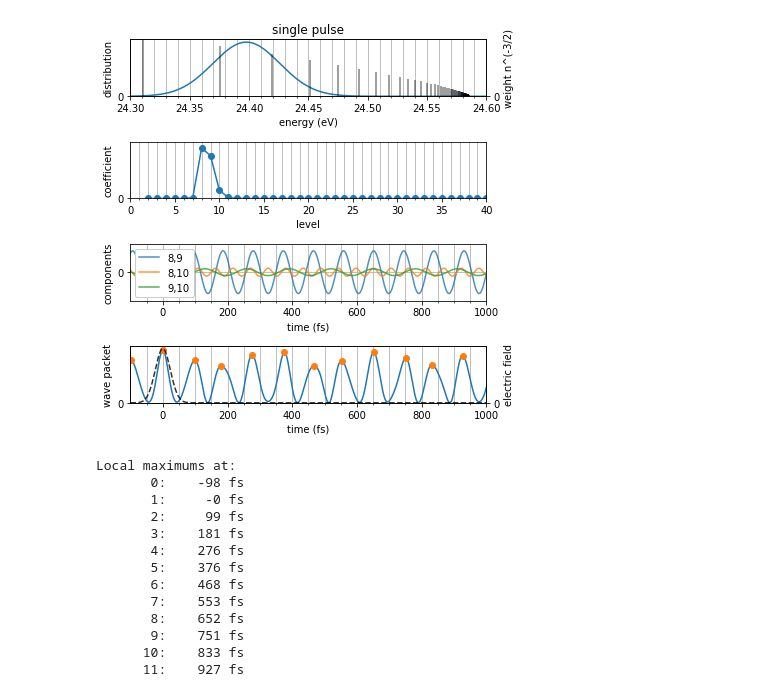
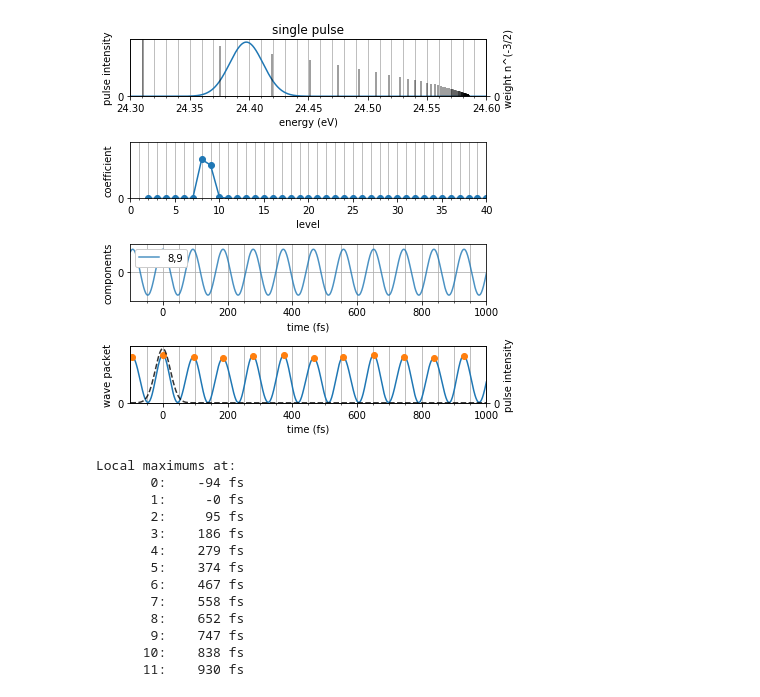
Before and after one commit to DaehyunPY/FERMI_20149100, a Jupyter notebook: Notebooks/he_doublepls55_n08,09m4scan.ipynb, the cells around one changed output. Cells and saved outputs as stored; diff of their text form; code cells hidden in the pictures.

```diff
--- a/Notebooks/he_doublepls55_n08,09m4scan.ipynb
+++ b/Notebooks/he_doublepls55_n08,09m4scan.ipynb
@@ -11,9 +11,10 @@ from simul import (
 )
 # %%
 params = {
-    'sigma': 55,  # fwhm of a pulse in fs
+    'fwhm': 55,  # fwhm of a pulse in fs
     'k0': (24.41988943+24.37546682)/2,  # eV
-    'dt': 4*to_femto_sec(2*np.pi/in_electron_volt(24.41988943-24.37546682)),  # fs, 0 fs for single pulse, experimental limit is 200--600 fs (0.02--0.007 eV)
+    # fs, 0 fs for single pulse, experimental limit is 200--600 fs (0.02--0.007 eV)
+    'dt': 4*to_femto_sec(2*np.pi/in_electron_volt(24.41988943-24.37546682)),
     'phi': 0,  # deg
 }
 t = np.linspace(
@@ -43,8 +44,8 @@ plt.title(f'single pulse')
 
 def plotme1(t, k, wave):
     plt.xlabel('energy (eV)')
-    plt.ylabel('distribution')
-    plt.plot(to_electron_volt(k), np.abs(wave.pulses_k(k)))
+    plt.ylabel('pulse intensity')
+    plt.plot(to_electron_volt(k), np.abs(wave.pulses_k(k))**2)
     plt.xlim(to_electron_volt(k[0]), to_electron_volt(k[-1]))
     plt.ylim(0, None)
     plt.yticks([0], [0])
@@ -74,7 +75,7 @@ def plotme2(t, k, wave):
     plt.ylabel("coefficient")
     plt.plot(wave.target_nlev, np.abs(wave.target_poplev()), '-o')
     plt.xlim(0, 40)
-    plt.ylim(0, 1.5e-5)
+    plt.ylim(0, 1e-5)
     plt.yticks([0], [0])
     plt.minorticks_on()
     plt.grid(True, which='both')
@@ -91,11 +92,11 @@ def plotme3(t, k, wave):
     plt.xlabel("time (fs)")
     plt.ylabel("components")
     for i, j in combinations(
-                np.argwhere((8<=n) & (n<=10)).reshape(-1), 2
+                np.argwhere((8<=n) & (n<=9)).reshape(-1), 2
             ):
         plt.plot(to_femto_sec(t), wavesq[:, i, j], alpha=0.8, label=f'{n[i]},{n[j]}')
     plt.xlim(to_femto_sec(t[0]), to_femto_sec(t[-1]))
-    plt.ylim(-2e-10, 2e-10)
+    plt.ylim(-5e-11, 5e-11)
     plt.yticks([0], [0])
     plt.minorticks_on()
     plt.grid(True, which='both')
@@ -103,54 +104,57 @@ plotme3(t, k, wave)
 plt.legend(loc='upper left', framealpha=1, ncol=1)
 
 
 # fig4-1
 plt.subplot(414)
 
 
 def plotme4(t, k, wave):
     wavesq = wave(t)
     y = np.abs(wavesq.sum((1,2)))
     w = ispeak(y)
     plt.xlabel("time (fs)")
     plt.ylabel("wave packet")
     plt.plot(to_femto_sec(t), y)
     plt.plot(to_femto_sec(t[w]), y[w], 'o')
     plt.xlim(to_femto_sec(t[0]), to_femto_sec(t[-1]))
-    plt.ylim(0, 0.8e-9)
+    plt.ylim(0, 2e-10)
     plt.yticks([0], [0])
     plt.minorticks_on()
     plt.grid(True, which='both')
 
     # fig4-2
     plt.twinx()
-    plt.ylabel('electric field')
-    plt.plot(to_femto_sec(t), wave.pulsesabc(t), 'k--', alpha=0.8)
+    plt.ylabel('pulse intensity')
+    plt.plot(to_femto_sec(t), wave.pulsesabc(t)**2, 'k--', alpha=0.8)
     plt.ylim(0, None)
     plt.yticks([0], [0])
 plotme4(t, k, wave)
 plt.tight_layout()
 plt.savefig('single.png')
 plt.show()
 
-# print("""\
-# Local maximums at:
-#     {}""".format(
-#         "\n    ".join(f"{i:>4d}: {v:6.0f} fs" for i, v in enumerate(to_femto_sec(t[w]))),
-#     )
-# )
+wavesq = wave(t)
+y = np.abs(wavesq.sum((1,2)))
+w = ispeak(y)
+print("""\
+Local maximums at:
+    {}""".format(
+        "\n    ".join(f"{i:>4d}: {v:6.0f} fs" for i, v in enumerate(to_femto_sec(t[w]))),
+    )
+)
 # %% [output]
-[figure, old version]
+[figure, new version]
 Local maximums at:
-       0:    -98 fs
+       0:    -94 fs
        1:     -0 fs
-       2:     99 fs
-       3:    181 fs
-       4:    276 fs
-       5:    376 fs
-       6:    468 fs
-       7:    553 fs
+       2:     95 fs
+       3:    186 fs
+       4:    279 fs
+       5:    374 fs
+       6:    467 fs
+       7:    558 fs
        8:    652 fs
-       9:    751 fs
-      10:    833 fs
-      11:    927 fs
+       9:    747 fs
+      10:    838 fs
+      11:    930 fs
 # %%
```
Also changed, not shown: parts of 2 cells of this notebook, 13 other files.
